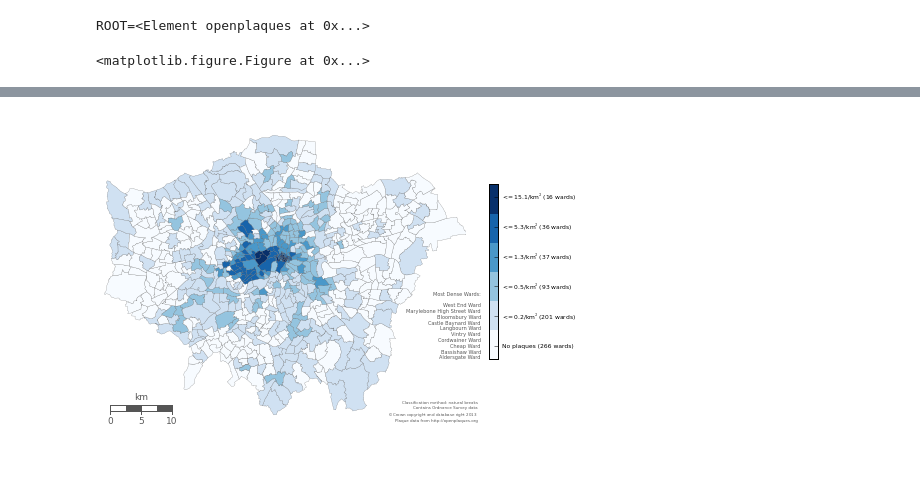
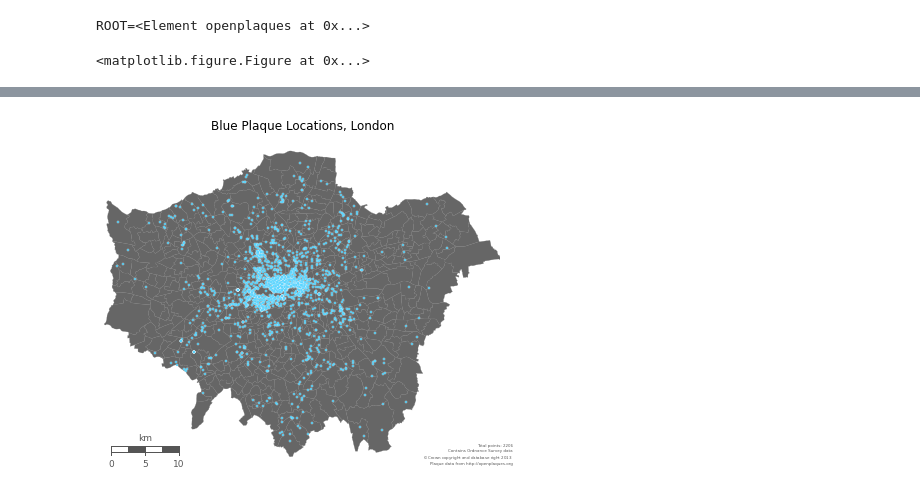
Before and after one commit to ofenton/ofenton, a Jupyter notebook: ipython/notebooks/test_basemap2.ipynb, the cells around one changed output, grey strips where cells are left out. Drawn from its saved outputs; the diff is of its cells as text; code cells hidden in the pictures; blank space fills up the shorter version.

```diff
--- a/ipython/notebooks/test_basemap2.ipynb
+++ b/ipython/notebooks/test_basemap2.ipynb
@@ -167,82 +169,6 @@ smallprint = ax.text(
     transform=ax.transAxes)
 
 # Draw a map scale
-#m.drawmapscale(
-#    coords[0] + 0.08, coords[1] + 0.015,
-#    coords[0], coords[1],
-#    10.,
-#    barstyle='fancy', labelstyle='simple',
-#    fillcolor1='w', fillcolor2='#555555',
-#    fontcolor='#555555',
-#    zorder=5)
-#plt.title("Blue Plaque Locations, London")
-#plt.tight_layout()
-## this will set the image width to 722px at 100dpi
-#fig.set_size_inches(7.22, 5.25)
-#plt.savefig('data/london_plaques.png', dpi=100, alpha=True)
-#plt.show()
-
-### PART 2 ###
-df_map['count'] = df_map['poly'].map(lambda x: int(len(filter(prep(x).contains, ldn_points))))
-df_map['density_m'] = df_map['count'] / df_map['area_m']
-df_map['density_km'] = df_map['count'] / df_map['area_km']
-# it's easier to work with NaN values when classifying
-df_map.replace(to_replace={'density_m': {0: np.nan}, 'density_km': {0: np.nan}}, inplace=True)
-
-# Calculate Jenks natural breaks for density
-breaks = nb(
-    df_map[df_map['density_km'].notnull()].density_km.values,
-    initial=300,
-    k=5)
-# the notnull method lets us match indices when joining
-jb = pd.DataFrame({'jenks_bins': breaks.yb}, index=df_map[df_map['density_km'].notnull()].index)
-df_map = df_map.join(jb)
-df_map.jenks_bins.fillna(-1, inplace=True)
-
-jenks_labels = ["<= %0.1f/km$^2$(%s wards)" % (b, c) for b, c in zip(
-    breaks.bins, breaks.counts)]
-jenks_labels.insert(0, 'No plaques (%s wards)' % len(df_map[df_map['density_km'].isnull()]))
-
-plt.clf()
-fig = plt.figure()
-ax = fig.add_subplot(111, axisbg='w', frame_on=False)
-
-# use a blue colour ramp - we'll be converting it to a map using cmap()
-cmap = plt.get_cmap('Blues')
-# draw wards with grey outlines
-df_map['patches'] = df_map['poly'].map(lambda x: PolygonPatch(x, ec='#555555', lw=.2, alpha=1., zorder=4))
-pc = PatchCollection(df_map['patches'], match_original=True)
-# impose our colour map onto the patch collection
-norm = Normalize()
-pc.set_facecolor(cmap(norm(df_map['jenks_bins'].values)))
-ax.add_collection(pc)
-
-# Add a colour bar
-cb = colorbar_index(ncolors=len(jenks_labels), cmap=cmap, shrink=0.5, labels=jenks_labels)
-cb.ax.tick_params(labelsize=6)
-
-# Show highest densities, in descending order
-highest = '\n'.join(
-    value[1] for _, value in df_map[(df_map['jenks_bins'] == 4)][:10].sort().iterrows())
-highest = 'Most Dense Wards:\n\n' + highest
-# Subtraction is necessary for precise y coordinate alignment
-details = cb.ax.text(
-    -1., 0 - 0.007,
-    highest,
-    ha='right', va='bottom',
-    size=5,
-    color='#555555')
-
-# Bin method, copyright and source data info
-smallprint = ax.text(
-    1.03, 0,
-    'Classification method: natural breaks\nContains Ordnance Survey data\n$\copyright$ Crown copyright and database right 2013\nPlaque data from http://openplaques.org',
-    ha='right', va='bottom',
-    size=4,
-    color='#555555',
-    transform=ax.transAxes)
-
-# Draw a map scale
 m.drawmapscale(
     coords[0] + 0.08, coords[1] + 0.015,
     coords[0], coords[1],
@@ -251,8 +177,9 @@ m.drawmapscale(
     fillcolor1='w', fillcolor2='#555555',
     fontcolor='#555555',
     zorder=5)
+plt.title("Blue Plaque Locations, London")
+plt.tight_layout()
 # this will set the image width to 722px at 100dpi
-plt.tight_layout()
 fig.set_size_inches(7.22, 5.25)
 plt.savefig('data/london_plaques.png', dpi=100, alpha=True)
 plt.show()
@@ -262 +188 @@ plt.show()
-[figure, old version]
+[figure, new version]
```
Also changed, not shown: parts of 4 cells of this notebook, 5 other files.
